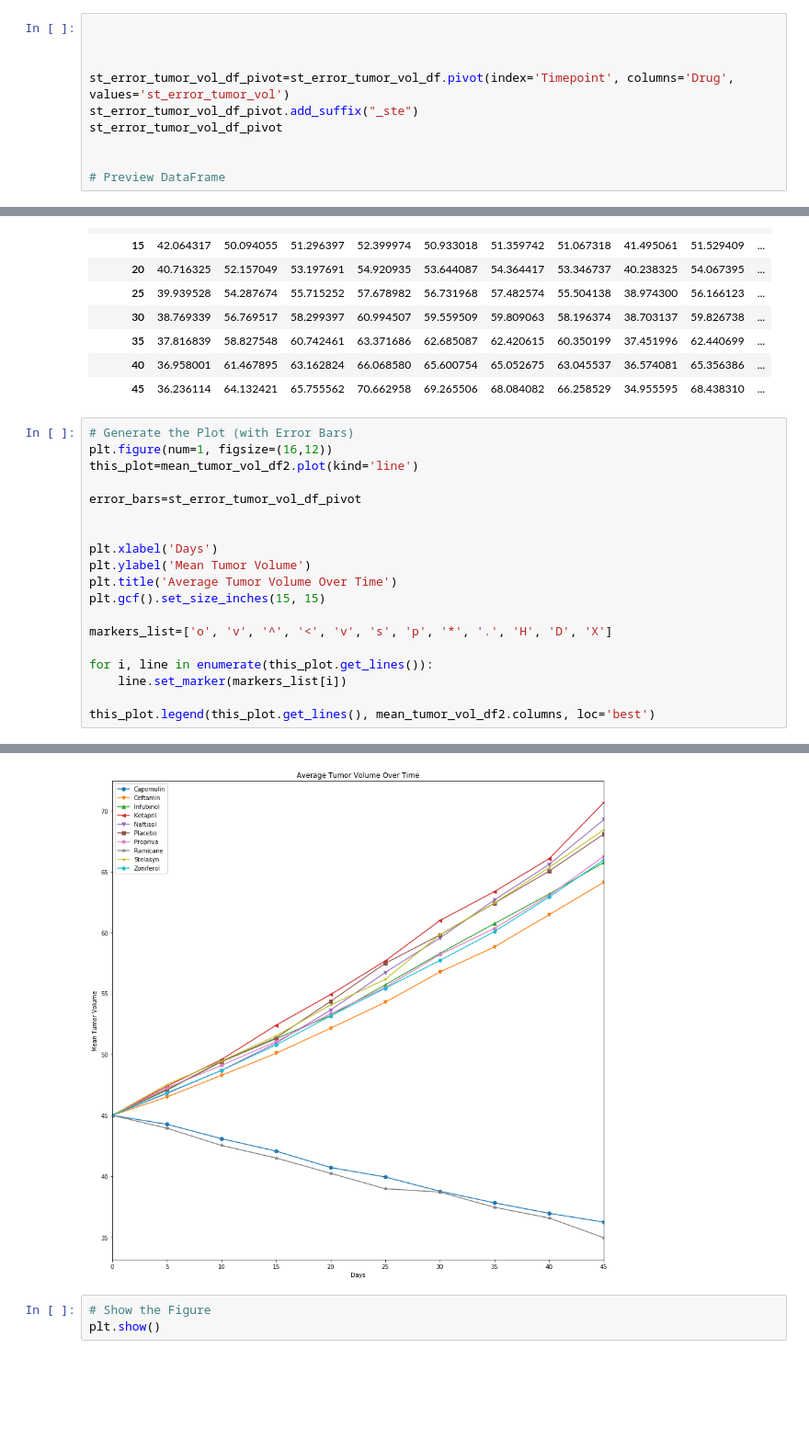
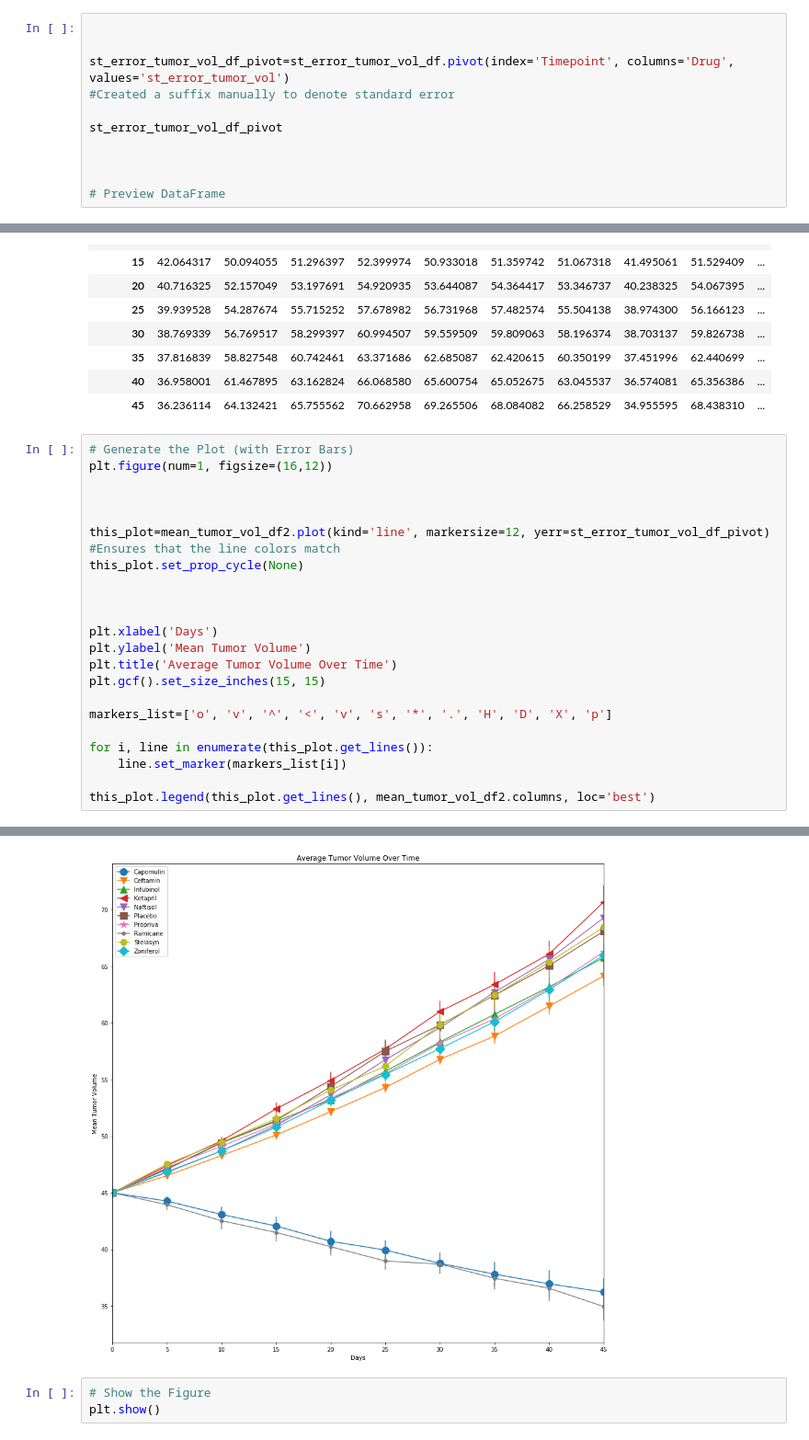
Before and after one commit to scottcm73/matplotliba-challenge, a Jupyter notebook: Pymaceuticals/pymaceuticals2-1.ipynb, the cells around one changed output, grey strips where cells are left out. Shown at 92% size. Saved outputs shown, nothing was run; the diff lists cells and outputs as text; blank space fills up the shorter version.

```diff
--- a/Pymaceuticals/pymaceuticals2-1.ipynb
+++ b/Pymaceuticals/pymaceuticals2-1.ipynb
@@ -118,12 +119,13 @@ with pd.option_context('display.multi_sparse', False):
 # %%
 
 
+st_error_tumor_vol_df_pivot=st_error_tumor_vol_df.pivot(index='Timepoint', columns='Drug', values='st_error_tumor_vol')
+#Created a suffix manually to denote standard error
 
-st_error_tumor_vol_df_pivot=st_error_tumor_vol_df.pivot(index='Timepoint', columns='Drug', values='st_error_tumor_vol')
-st_error_tumor_vol_df_pivot.add_suffix("_ste")
 st_error_tumor_vol_df_pivot
 
 
+
 # Preview DataFrame
 # %% [output]
 | Drug | Capomulin | Ceftamin | Infubinol | Ketapril | Naftisol | Placebo | Propriva | Ramicane | Stelasyn | ... |
@@ -176,26 +178,30 @@ mean_tumor_vol_df2
 # %%
 # Generate the Plot (with Error Bars)
 plt.figure(num=1, figsize=(16,12))
-this_plot=mean_tumor_vol_df2.plot(kind='line')
 
-error_bars=st_error_tumor_vol_df_pivot
+
+
+this_plot=mean_tumor_vol_df2.plot(kind='line', markersize=12, yerr=st_error_tumor_vol_df_pivot)
+#Ensures that the line colors match
+this_plot.set_prop_cycle(None)
+
 
 
 plt.xlabel('Days')
 plt.ylabel('Mean Tumor Volume')
 plt.title('Average Tumor Volume Over Time')
 plt.gcf().set_size_inches(15, 15)
 
-markers_list=['o', 'v', '^', '<', 'v', 's', 'p', '*', '.', 'H', 'D', 'X']
+markers_list=['o', 'v', '^', '<', 'v', 's', '*', '.', 'H', 'D', 'X', 'p']
 
 for i, line in enumerate(this_plot.get_lines()):
     line.set_marker(markers_list[i])
 
 this_plot.legend(this_plot.get_lines(), mean_tumor_vol_df2.columns, loc='best')
 # %% [output]
 <matplotlib.legend.Legend at 0x...>
 <Figure size 1152x864 with 0 Axes>
-[figure, old version]
+[figure, new version]
 # %%
 # Show the Figure
 plt.show()
```
Also changed, not shown: parts of 4 cells of this notebook.
